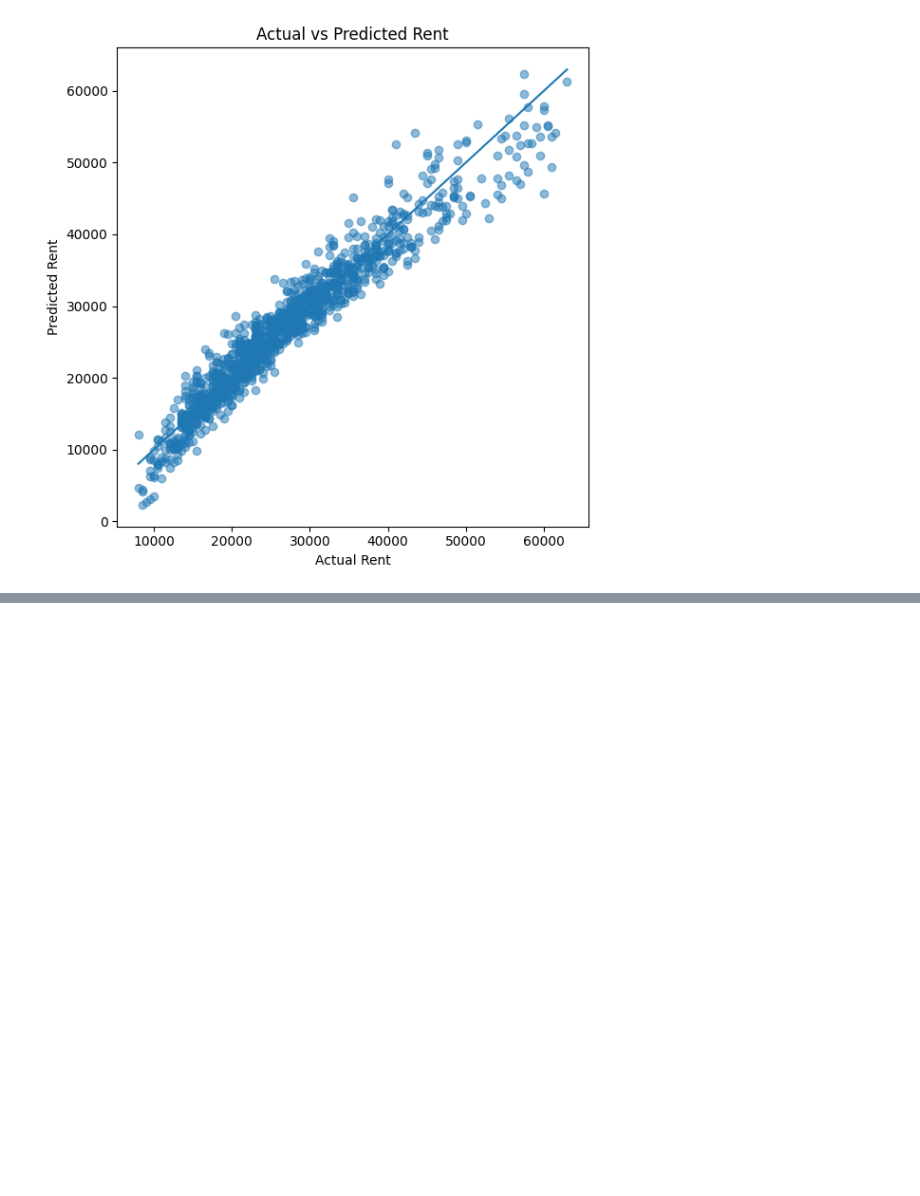
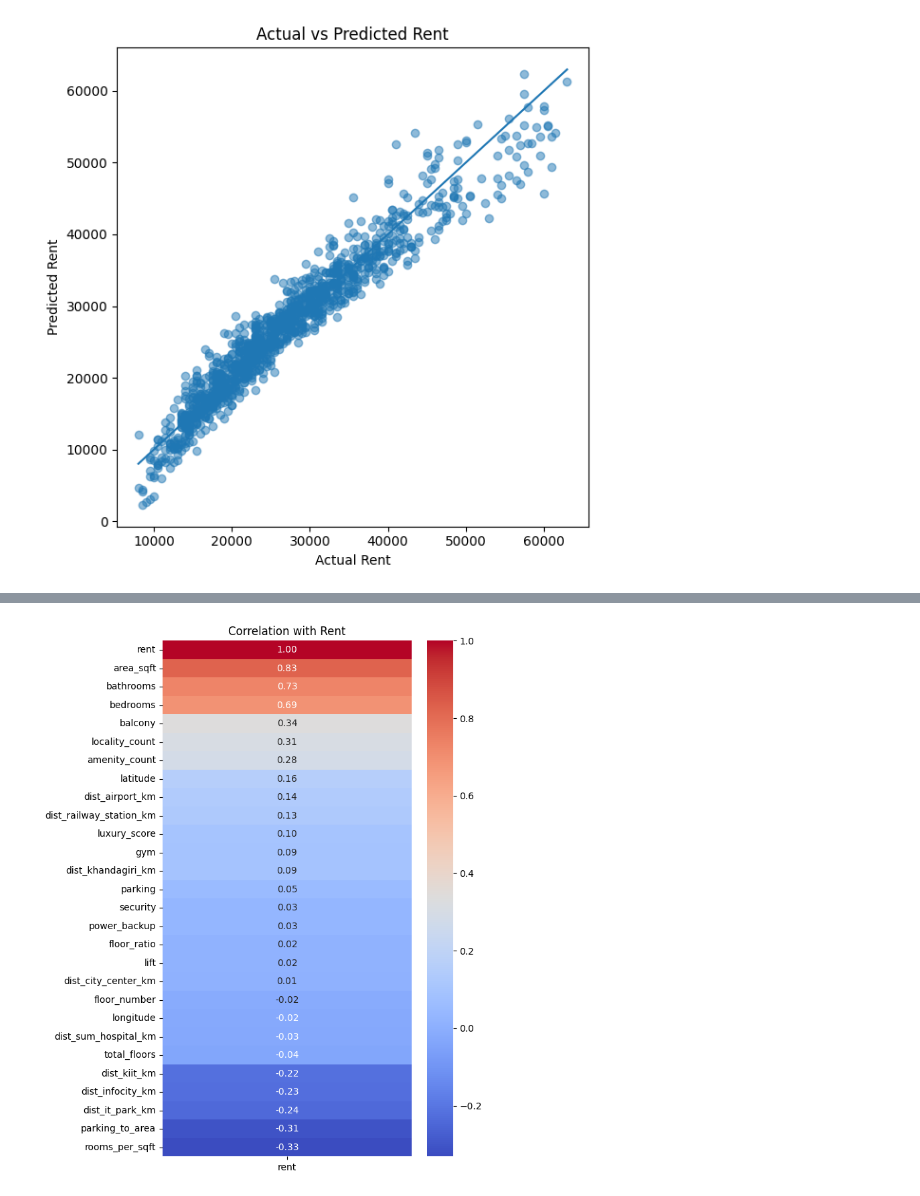
Before and after one commit to armaanjain-byte/BBS_Rent_Prediction-ML, a Jupyter notebook: notebooks/01_eda.ipynb, the cells around one changed output, grey strips where cells are left out. Saved outputs shown, nothing was run; the diff lists cells and outputs as text; code cells hidden in the pictures; blank space fills up the shorter version.

```diff
--- a/notebooks/01_eda.ipynb
+++ b/notebooks/01_eda.ipynb
@@ -235,0 +292,18 @@ plt.show()
+# %%
+import matplotlib.pyplot as plt
+import seaborn as sns
+
+numeric_df = df.select_dtypes(include=['int64', 'float64'])
+
+# Correlation with target
+corr = numeric_df.corr()["rent"].sort_values(ascending=False)
+
+# Convert to DataFrame for heatmap
+corr_df = corr.to_frame()
+
+plt.figure(figsize=(6,10))
+sns.heatmap(corr_df, annot=True, cmap="coolwarm", fmt=".2f")
+plt.title("Correlation with Rent")
+plt.show()
+# %% [output]
+[figure, added]
```
Also changed, not shown: parts of 14 cells of this notebook, 1 other file.
